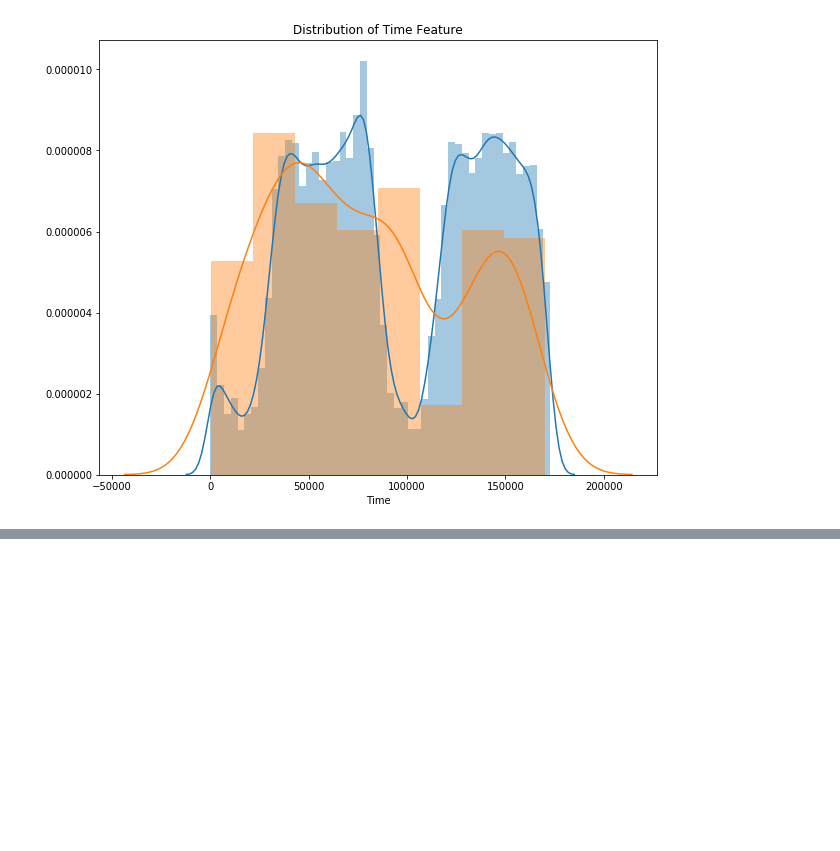
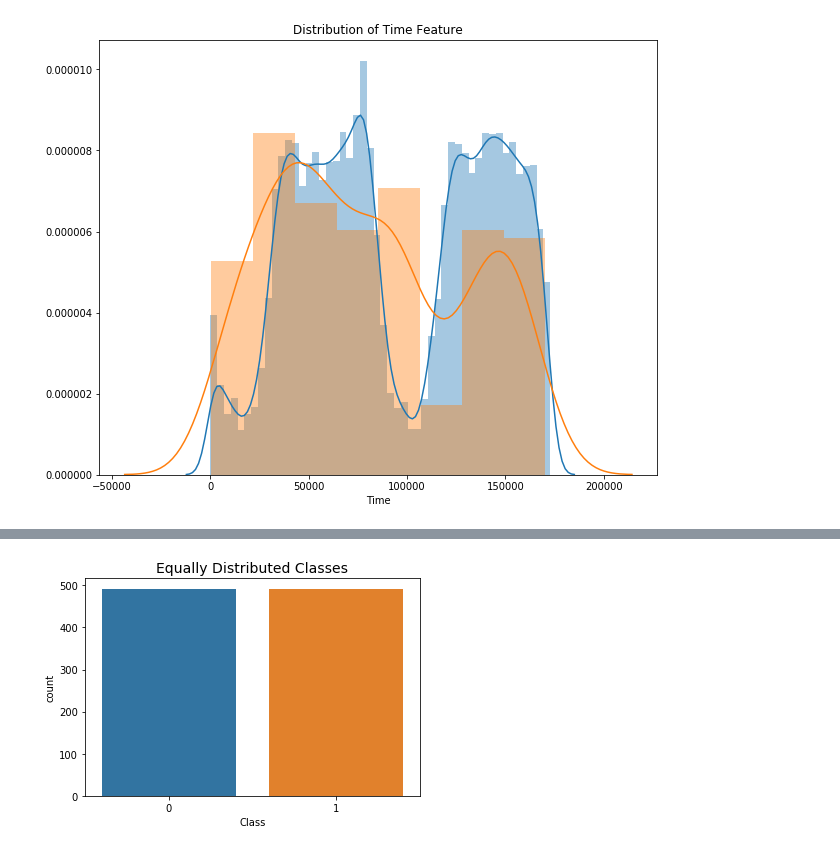
Before and after one commit to QimeiHuang/credit_card_fraud_detection.github.io, a Jupyter notebook: creditcard_ft_v2.ipynb, the cells around one changed output, grey strips where cells are left out. Cells and saved outputs as stored; diff of their text form; code cells hidden in the pictures; blank space fills up the shorter version.

```diff
--- a/creditcard_ft_v2.ipynb
+++ b/creditcard_ft_v2.ipynb
@@ -192,0 +205,6 @@ array([ True,  True,  True, ...,  True,  True,  True])
+# %%
+sns.countplot('Class', data=balancedset)
+plt.title('Equally Distributed Classes', fontsize=14)
+plt.show()
+# %% [output]
+[figure, added]
```
Also changed, not shown: parts of 18 cells of this notebook.
